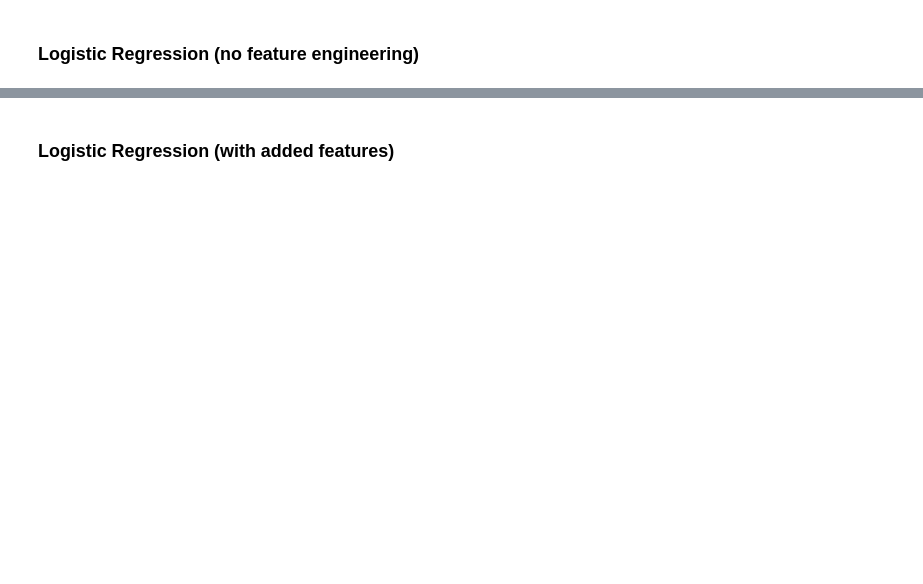
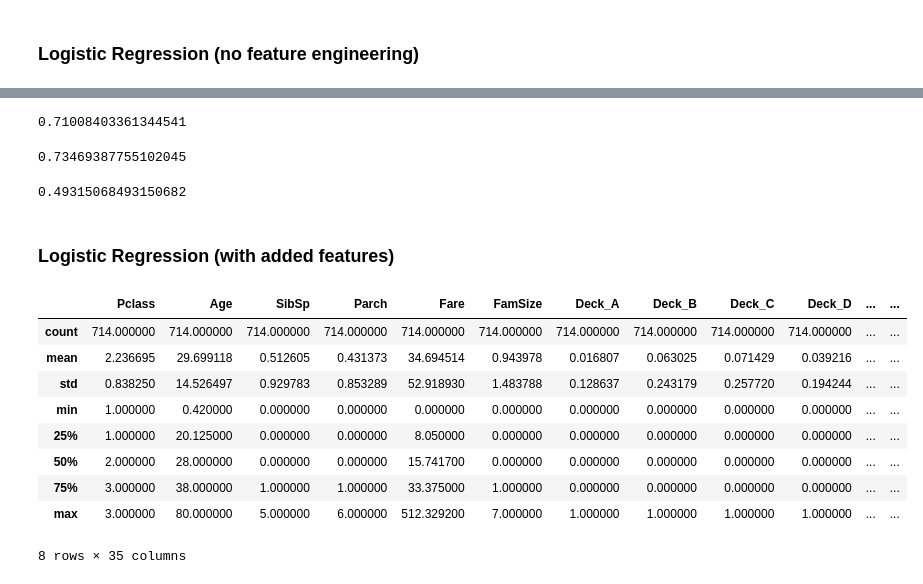
Before and after one commit to dvalp/coding-practice, a Jupyter notebook: kaggle/titanic/Titanic-Notebook.ipynb, the cells around one changed output, grey strips where cells are left out. Drawn from its saved outputs; the diff is of its cells as text; code cells hidden in the pictures; blank space fills up the shorter version.

```diff
--- a/kaggle/titanic/Titanic-Notebook.ipynb
+++ b/kaggle/titanic/Titanic-Notebook.ipynb
@@ -103,2 +122,14 @@ avg / total       0.73      0.73      0.71       179
+# %%
+logreg.score(X,y)
+# %% [output]
+0.71008403361344541
+# %%
+precision_score(y_test_minimal, y_pred)
+# %% [output]
+0.73469387755102045
+# %%
+recall_score(y_test_minimal, y_pred)
+# %% [output]
+0.49315068493150682
 # %% [markdown]
 ### Logistic Regression (with added features)
@@ -104,0 +139,13 @@ avg / total       0.73      0.73      0.71       179
+# %%
+X.describe()
+# %% [output]
+|  | Pclass | Age | SibSp | Parch | Fare | FamSize | Deck_A | Deck_B | Deck_C | Deck_D | ... | ... |
+| count | 714.000000 | 714.000000 | 714.000000 | 714.000000 | 714.000000 | 714.000000 | 714.000000 | 714.000000 | 714.000000 | 714.000000 | ... | ... |
+| mean | 2.236695 | 29.699118 | 0.512605 | 0.431373 | 34.694514 | 0.943978 | 0.016807 | 0.063025 | 0.071429 | 0.039216 | ... | ... |
+| std | 0.838250 | 14.526497 | 0.929783 | 0.853289 | 52.918930 | 1.483788 | 0.128637 | 0.243179 | 0.257720 | 0.194244 | ... | ... |
+| min | 1.000000 | 0.420000 | 0.000000 | 0.000000 | 0.000000 | 0.000000 | 0.000000 | 0.000000 | 0.000000 | 0.000000 | ... | ... |
+| 25% | 1.000000 | 20.125000 | 0.000000 | 0.000000 | 8.050000 | 0.000000 | 0.000000 | 0.000000 | 0.000000 | 0.000000 | ... | ... |
+| 50% | 2.000000 | 28.000000 | 0.000000 | 0.000000 | 15.741700 | 0.000000 | 0.000000 | 0.000000 | 0.000000 | 0.000000 | ... | ... |
+| 75% | 3.000000 | 38.000000 | 1.000000 | 1.000000 | 33.375000 | 1.000000 | 0.000000 | 0.000000 | 0.000000 | 0.000000 | ... | ... |
+| max | 3.000000 | 80.000000 | 5.000000 | 6.000000 | 512.329200 | 7.000000 | 1.000000 | 1.000000 | 1.000000 | 1.000000 | ... | ... |
+8 rows × 35 columns
```
Also changed, not shown: parts of 20 cells of this notebook.
